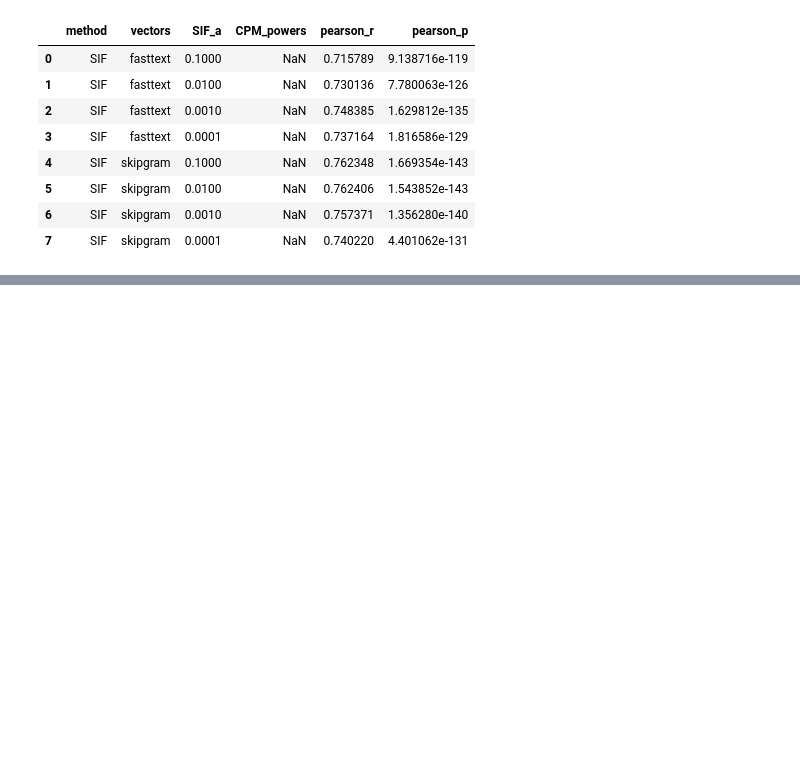
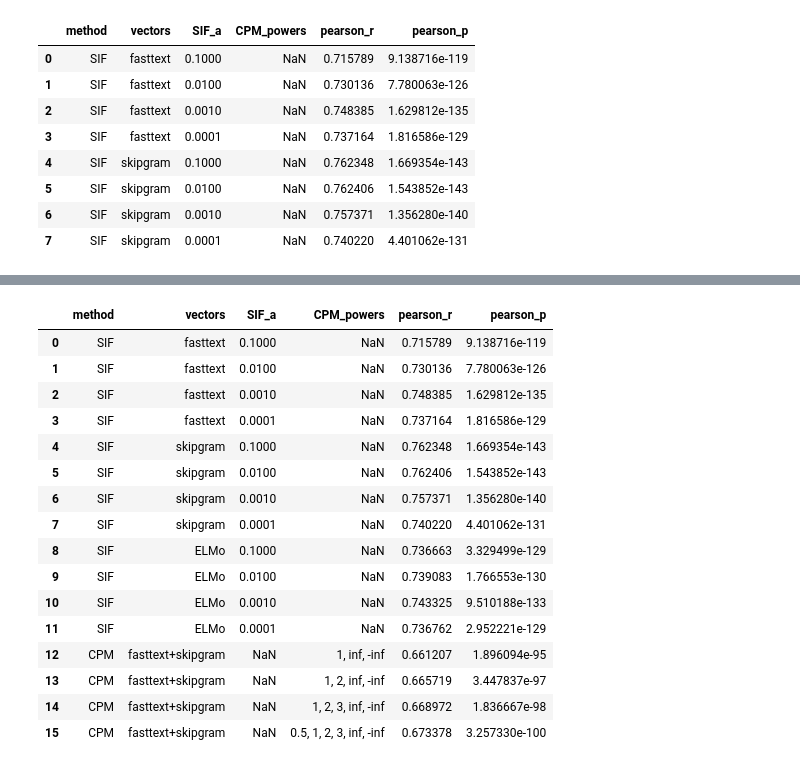
Before and after one commit to flying-bear/ANLPotsdam, a Jupyter notebook: Word2sent.ipynb, the cells around one changed output, grey strips where cells are left out. Drawn from its saved outputs; the diff is of its cells as text; code cells hidden in the pictures; blank space fills up the shorter version.

```diff
--- a/Word2sent.ipynb
+++ b/Word2sent.ipynb
@@ -1361,0 +1445,15 @@ AttributeError: ignored
+# %%
+# a=10e-5
+
+elmo_weighted_vecs_STS_flat = get_weighted_vector_batch_from_vectors(flatten(tokenized_STS), elmo_vecs_STS_flat, a=10e-5)
+elmo_SIF = np.apply_along_axis(lambda s: remove_pc(s.reshape(1, -1), pc=elmo_pc_to_remove).squeeze(), 1, elmo_weighted_vecs_STS_flat)
+
+elmo_SIF_pairs = []
+for i in range(elmo_SIF.shape[0]):
+  if i % 2 == 0:
+    elmo_SIF_pairs.append((elmo_SIF[i], elmo_SIF[i+1]))
+
+elmo_pred = [cos_sim(*pair) for pair in elmo_SIF_pairs]
+r, p = pearsonr(elmo_pred, STS_target)
+res_df = res_df.append(pd.DataFrame([['SIF', 'ELMo', 10e-5, np.nan, r, p]], columns=res_columns), ignore_index=True)
+res_df
@@ -1363,0 +1478,6 @@ AttributeError: ignored
+# %%
+# 1 +- inf
+fs_pred =[cos_sim(*[CPM(s, [get_word_vectors_fasttext, get_word_vectors_skipgram], [1, 'inf', '-inf']) for s in tokenized_pair]) for tokenized_pair in tokenized_STS]
+r, p = pearsonr(fs_pred, STS_target)
+res_df = res_df.append(pd.DataFrame([['CPM', 'fasttext+skipgram', np.nan, '1, inf, -inf', r, p]], columns=res_columns), ignore_index=True)
+res_df
@@ -1363,0 +1499,6 @@ AttributeError: ignored
+# %%
+# 1 2 +- inf
+fs_pred =[cos_sim(*[CPM(s, [get_word_vectors_fasttext, get_word_vectors_skipgram], [1, 2, 'inf', '-inf']) for s in tokenized_pair]) for tokenized_pair in tokenized_STS]
+r, p = pearsonr(fs_pred, STS_target)
+res_df = res_df.append(pd.DataFrame([['CPM', 'fasttext+skipgram', np.nan, '1, 2, inf, -inf', r, p]], columns=res_columns), ignore_index=True)
+res_df
@@ -1363,0 +1544,24 @@ AttributeError: ignored
+# %%
+# 0.5, 1 2 3 +- inf
+fs_pred =[cos_sim(*[CPM(s, [get_word_vectors_fasttext, get_word_vectors_skipgram], [0.5, 1, 2, 3, 'inf', '-inf']) for s in tokenized_pair]) for tokenized_pair in tokenized_STS]
+r, p = pearsonr(fs_pred, STS_target)
+res_df = res_df.append(pd.DataFrame([['CPM', 'fasttext+skipgram', np.nan, '0.5, 1, 2, 3, inf, -inf', r, p]], columns=res_columns), ignore_index=True)
+res_df
+# %% [output]
+|  | method | vectors | SIF_a | CPM_powers | pearson_r | pearson_p |
+| 0 | SIF | fasttext | 0.1000 | NaN | 0.715789 | 9.138716e-119 |
+| 1 | SIF | fasttext | 0.0100 | NaN | 0.730136 | 7.780063e-126 |
+| 2 | SIF | fasttext | 0.0010 | NaN | 0.748385 | 1.629812e-135 |
+| 3 | SIF | fasttext | 0.0001 | NaN | 0.737164 | 1.816586e-129 |
+| 4 | SIF | skipgram | 0.1000 | NaN | 0.762348 | 1.669354e-143 |
+| 5 | SIF | skipgram | 0.0100 | NaN | 0.762406 | 1.543852e-143 |
+| 6 | SIF | skipgram | 0.0010 | NaN | 0.757371 | 1.356280e-140 |
+| 7 | SIF | skipgram | 0.0001 | NaN | 0.740220 | 4.401062e-131 |
+| 8 | SIF | ELMo | 0.1000 | NaN | 0.736663 | 3.329499e-129 |
+| 9 | SIF | ELMo | 0.0100 | NaN | 0.739083 | 1.766553e-130 |
+| 10 | SIF | ELMo | 0.0010 | NaN | 0.743325 | 9.510188e-133 |
+| 11 | SIF | ELMo | 0.0001 | NaN | 0.736762 | 2.952221e-129 |
+| 12 | CPM | fasttext+skipgram | NaN | 1, inf, -inf | 0.661207 | 1.896094e-95 |
+| 13 | CPM | fasttext+skipgram | NaN | 1, 2, inf, -inf | 0.665719 | 3.447837e-97 |
+| 14 | CPM | fasttext+skipgram | NaN | 1, 2, 3, inf, -inf | 0.668972 | 1.836667e-98 |
+| 15 | CPM | fasttext+skipgram | NaN | 0.5, 1, 2, 3, inf, -inf | 0.673378 | 3.257330e-100 |
```
Also changed, not shown: parts of 65 cells of this notebook.
